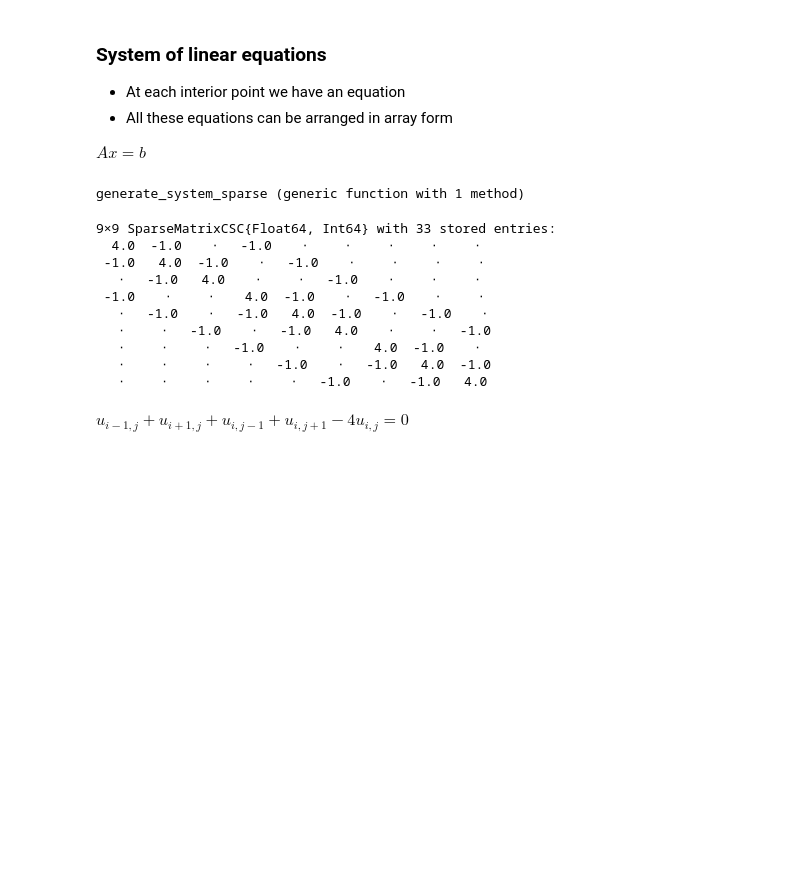
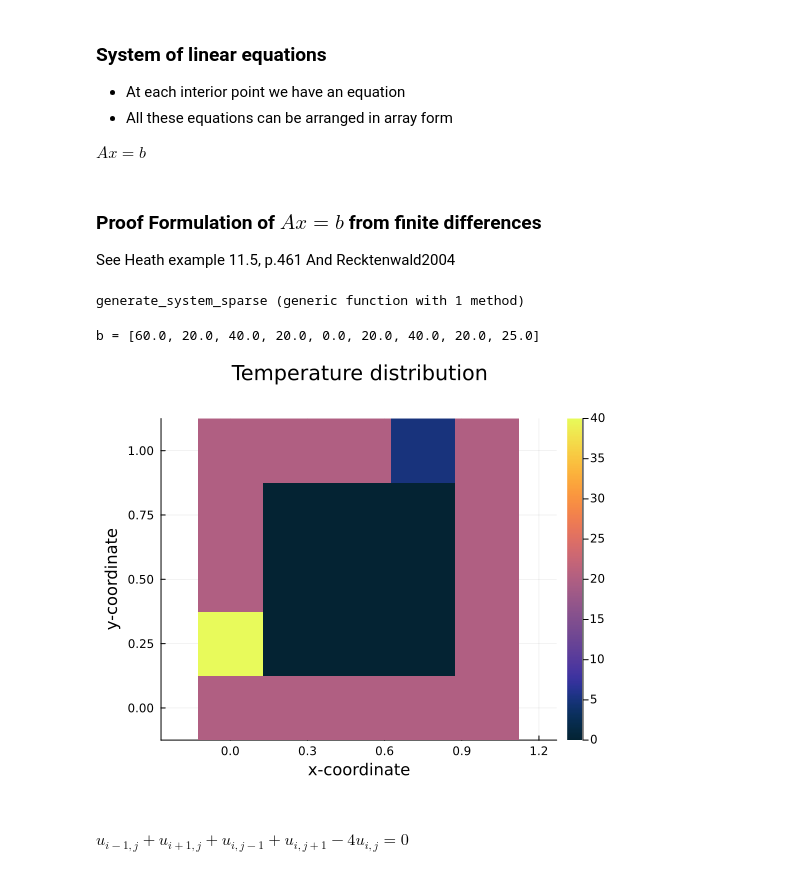
Before and after one commit to jfdev001/PDEMethods, a Jupyter notebook: notebooks/plsps_pdes.ipynb, the cells around one changed output. Cells and saved outputs as stored; diff of their text form; code cells hidden in the pictures; blank space fills up the shorter version.

Commit message:
todo: proof for finite difference --> linear system eqs

```diff
--- a/notebooks/plsps_pdes.ipynb
+++ b/notebooks/plsps_pdes.ipynb
@@ -186,6 +186,10 @@ $u_{i-1,j} + u_{i+1,j} + u_{i,j-1} + u_{i,j+1} - 4u_{i,j} = 0$
  - All these equations can be arranged in array form
 
 $Ax=b$
+# %% [markdown]
+### Proof Formulation of $Ax = b$ from finite differences
+See Heath example 11.5, p.461
+And Recktenwald2004
 # %%
 #using SparseArrays
 function generate_system_sparse(u)
@@ -228,19 +237,13 @@ generate_system_sparse (generic function with 1 method)
 # %%
 N = 5
 u = zeros(N,N)
+fill_boundary!(u)
 A, b = generate_system_sparse(u)
-A
+@show b
+visualize(u)
 # %% [output]
-9×9 SparseMatrixCSC{Float64, Int64} with 33 stored entries:
-  4.0  -1.0    ⋅   -1.0    ⋅     ⋅     ⋅     ⋅     ⋅
- -1.0   4.0  -1.0    ⋅   -1.0    ⋅     ⋅     ⋅     ⋅
-   ⋅   -1.0   4.0    ⋅     ⋅   -1.0    ⋅     ⋅     ⋅
- -1.0    ⋅     ⋅    4.0  -1.0    ⋅   -1.0    ⋅     ⋅
-   ⋅   -1.0    ⋅   -1.0   4.0  -1.0    ⋅   -1.0    ⋅
-   ⋅     ⋅   -1.0    ⋅   -1.0   4.0    ⋅     ⋅   -1.0
-   ⋅     ⋅     ⋅   -1.0    ⋅     ⋅    4.0  -1.0    ⋅
-   ⋅     ⋅     ⋅     ⋅   -1.0    ⋅   -1.0   4.0  -1.0
-   ⋅     ⋅     ⋅     ⋅     ⋅   -1.0    ⋅   -1.0   4.0
+b = [60.0, 20.0, 40.0, 20.0, 0.0, 20.0, 40.0, 20.0, 25.0]
+[figure, added]
 # %% [markdown]
 $u_{i-1,j} + u_{i+1,j} + u_{i,j-1} + u_{i,j+1} - 4u_{i,j} = 0$
 # %% [markdown]
```
Also changed, not shown: parts of 1 cell of this notebook, 1 other file.
